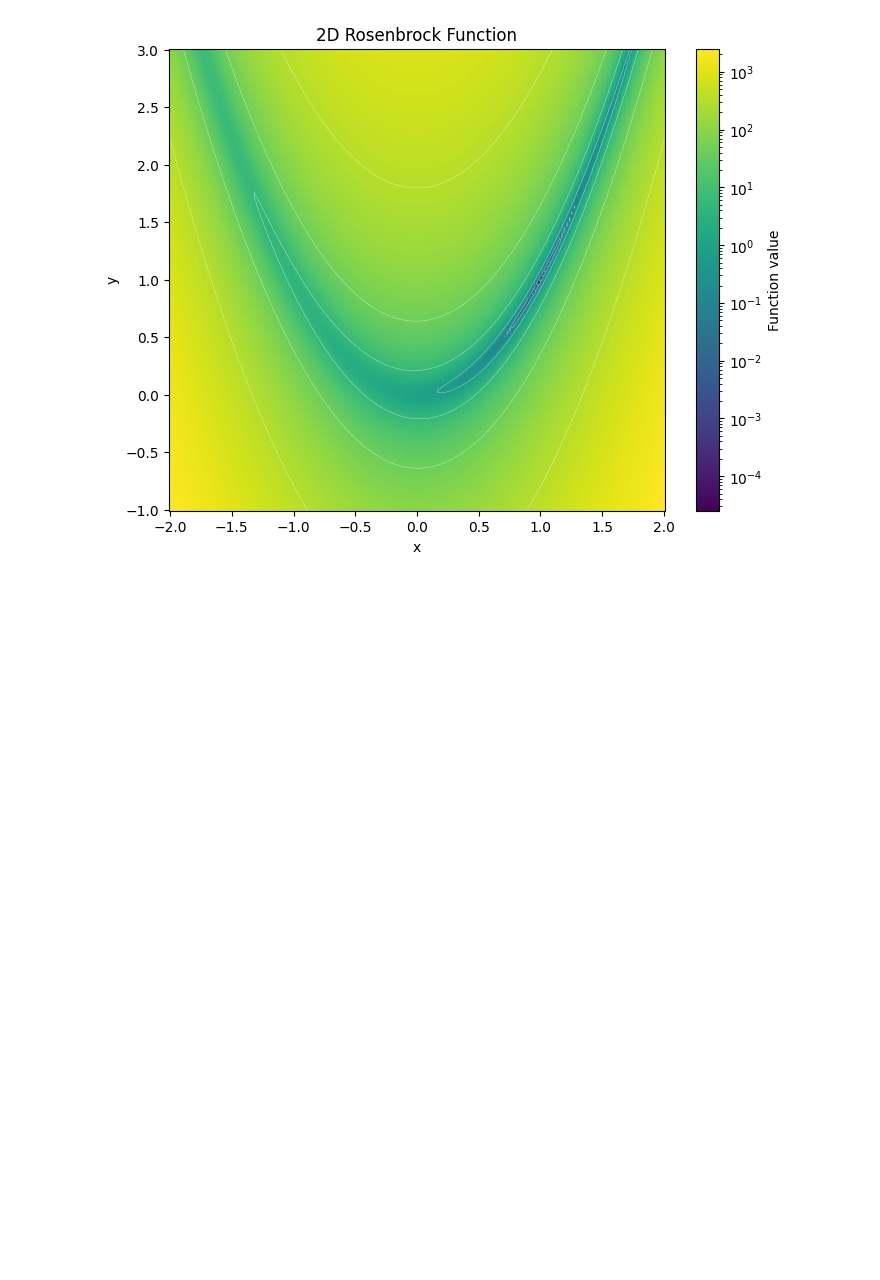
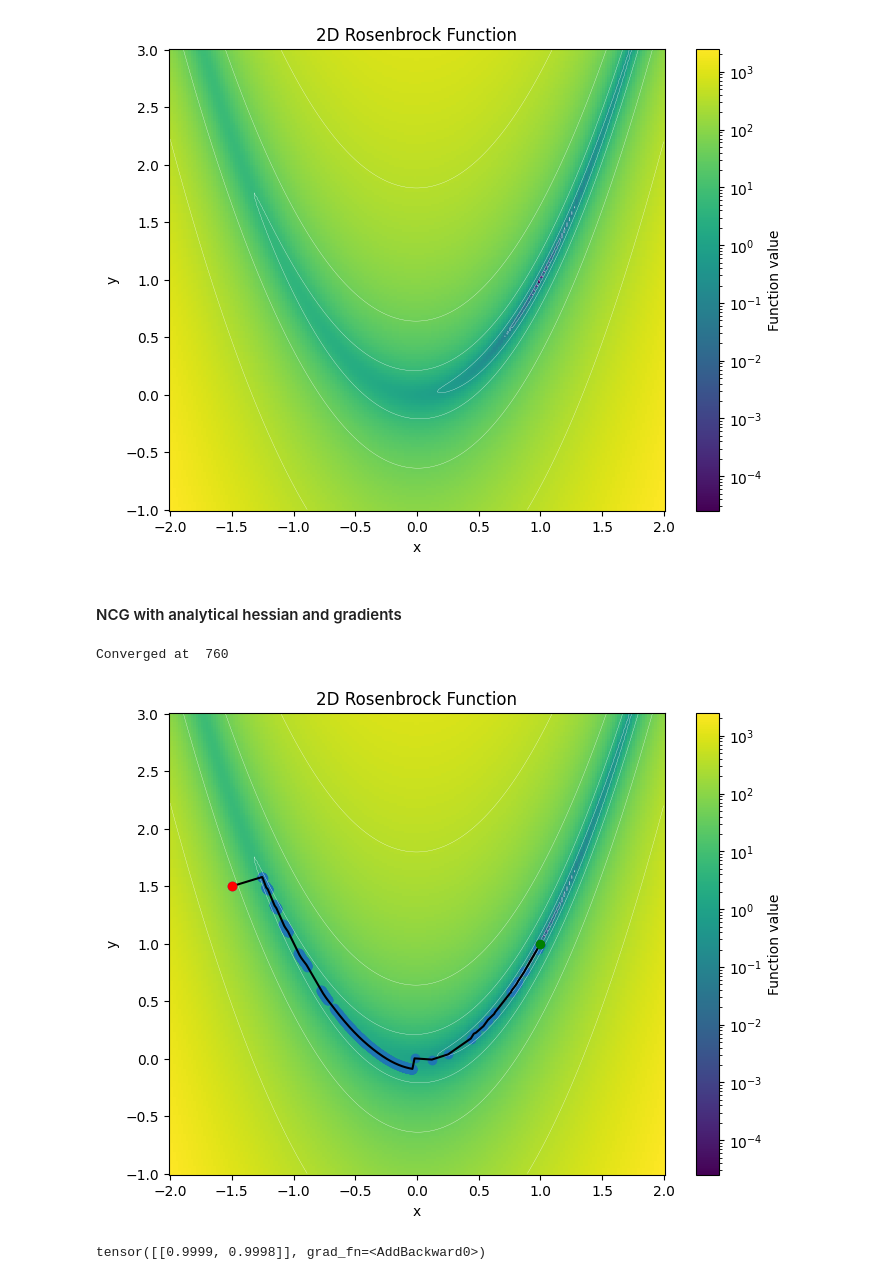
Before and after one commit to wangzican/prdpt2024, a Jupyter notebook: code/simple.ipynb, the cells around one changed output. Drawn from its saved outputs; the diff is of its cells as text; code cells hidden in the pictures; blank space fills up the shorter version.

```diff
--- a/code/simple.ipynb
+++ b/code/simple.ipynb
@@ -51,0 +220,45 @@ plt.show()
+# %% [markdown]
+#### NCG with analytical hessian and gradients
+# %%
+hparams = {'epochs': 1500,
+           'tol': 1e-6, # tolerance for CG
+           'learning_rate': 1e-2,
+           'NR_max_iter': 200, # max iter for NR line search in CG
+           'NR_tol': 1e-5, # tolerance for NR line search in CG
+           'recompute': 10, # recompute the exact residual every n iterations
+           'grad_dir': True # use gradient direction
+           }
+
+# --------------- run optimization
+max_iter = hparams['epochs']
+# x = torch.tensor([1.3,1.9]).requires_grad_(True)
+x = torch.tensor([-1.5, 1.5]).requires_grad_(True)
+# x = torch.tensor([0.0, 1.0]).requires_grad_(True)
+x, _, _, x_list, d_list = NCG(f, x, max_iter, df, hf, opt_args=hparams)
+# %% [output]
+Converged at  760
+# %%
+def draw_traj(x_list, ax):
+    # the rosenbrock function
+    pcm = ax.pcolor(X1, X2, y, norm=colors.LogNorm(vmin=y.min(), vmax=y.max()))
+    contour_levels = np.logspace(np.log10(y.min()), np.log10(y.max()), 10)
+    contours = ax.contour(X1, X2, y, levels=contour_levels, colors='white', linewidths=0.2)
+    # the trajectory
+    line1, = ax.plot(x_list[:,0], x_list[:,1], color='black', label='CG Trajectory')
+    ax.scatter(x_list[:,0], x_list[:,1])
+    ax.scatter(x_list[0,0], x_list[0,1], color='red', zorder=6, label='Start')
+    ax.scatter(x_list[-1,0], x_list[-1,1], color='green', zorder=5, label='End')
+    cbar = fig.colorbar(pcm, ax=ax)
+    cbar.set_label('Function value')
+    ax.set_title('2D Rosenbrock Function')
+    ax.set_xlabel('x')
+    ax.set_ylabel('y')
+
+fig, ax = plt.subplots(figsize=(8, 6))
+# draw_dir(d_list, ax)
+draw_traj(x_list, ax)
+plt.show()
+print(x)
+# %% [output]
+[figure, added]
+tensor([[0.9999, 0.9998]], grad_fn=<AddBackward0>)
```
Also changed, not shown: parts of 49 cells of this notebook, 10 other files.
